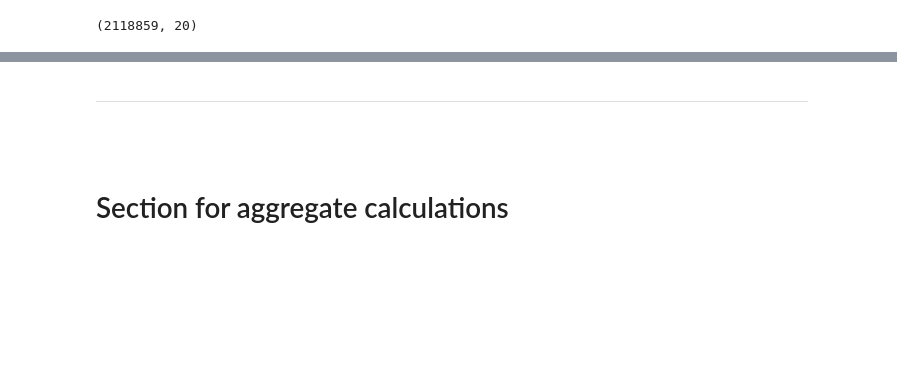
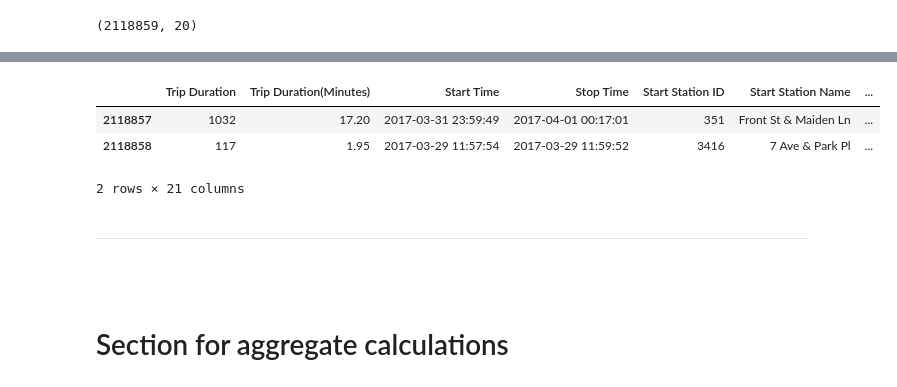
Before and after one commit to ABFdata/Homework, a Jupyter notebook: Tableau/CitiBike/CitiBike-EDA3-2017-Q1.ipynb, the cells around one changed output, grey strips where cells are left out. Cells and saved outputs as stored; diff of their text form; code cells hidden in the pictures; blank space fills up the shorter version.

```diff
--- a/Tableau/CitiBike/CitiBike-EDA3-2017-Q1.ipynb
+++ b/Tableau/CitiBike/CitiBike-EDA3-2017-Q1.ipynb
@@ -524,2 +567,31 @@ station_distance.shape
+# %%
+df = df[['Trip Duration',
+ 'Trip Duration(Minutes)',
+ 'Start Time',
+ 'Stop Time',
+ 'Start Station ID',
+ 'Start Station Name',
+ 'Start Station Latitude',
+ 'Start Station Longitude',
+ 'End Station ID',
+ 'End Station Name',
+ 'End Station Latitude',
+ 'End Station Longitude',
+ 'Distance(Miles)',
+ 'Bike ID',
+ 'User Type',
+ 'Birth Year',
+ 'Age',
+ 'Gender',
+ 'Sex',
+ 'Start Coordinates',
+ 'End Coordinates']]
+# %%
+df.tail(2)
+# %% [output]
+|  | Trip Duration | Trip Duration(Minutes) | Start Time | Stop Time | Start Station ID | Start Station Name | ... |
+| 2118857 | 1032 | 17.20 | 2017-03-31 23:59:49 | 2017-04-01 00:17:01 | 351 | Front St & Maiden Ln | ... |
+| 2118858 | 117 | 1.95 | 2017-03-29 11:57:54 | 2017-03-29 11:59:52 | 3416 | 7 Ave & Park Pl | ... |
+2 rows × 21 columns
 # %%
 # save df to csv
```
Also changed, not shown: parts of 5 cells of this notebook, 2 other files.
